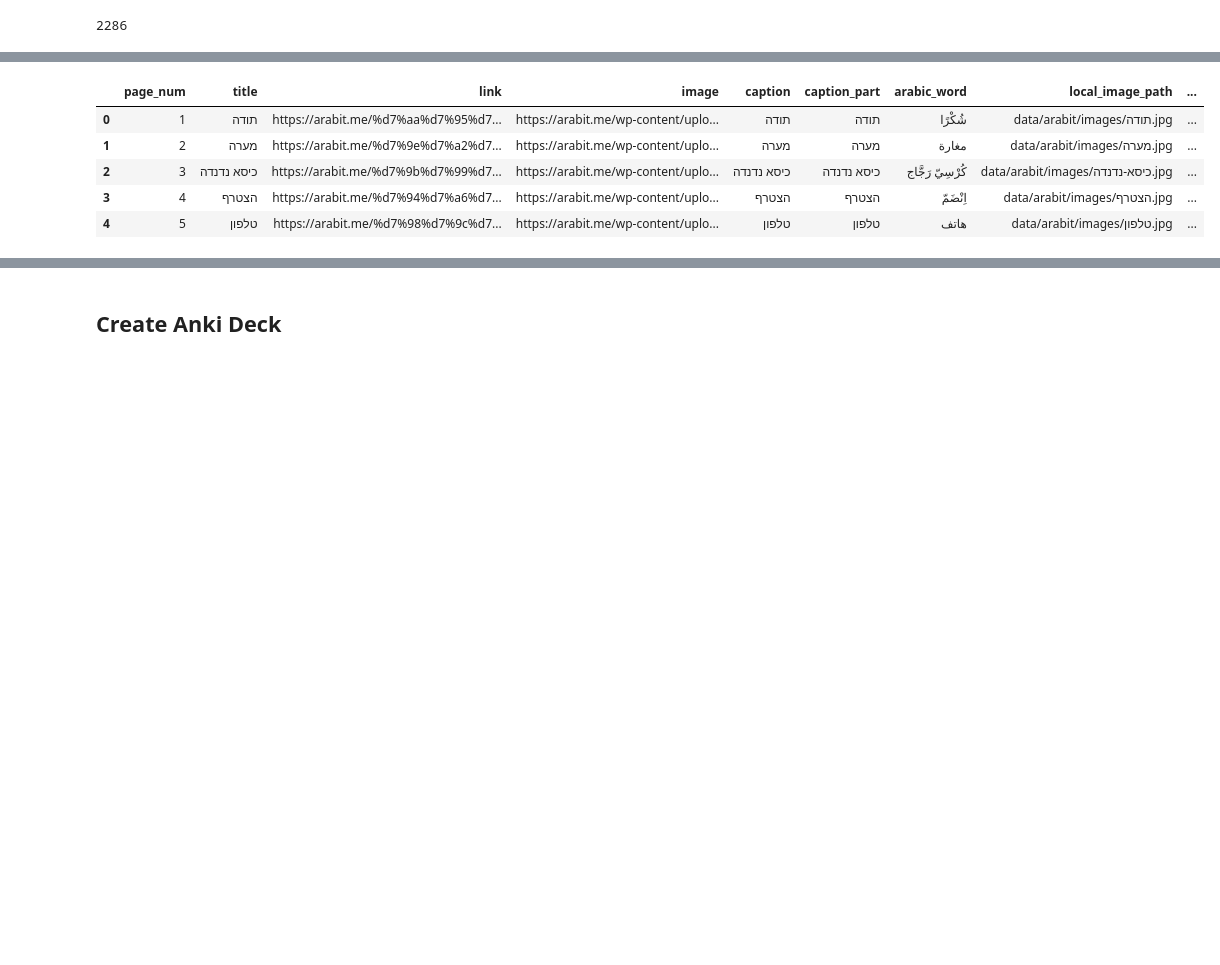
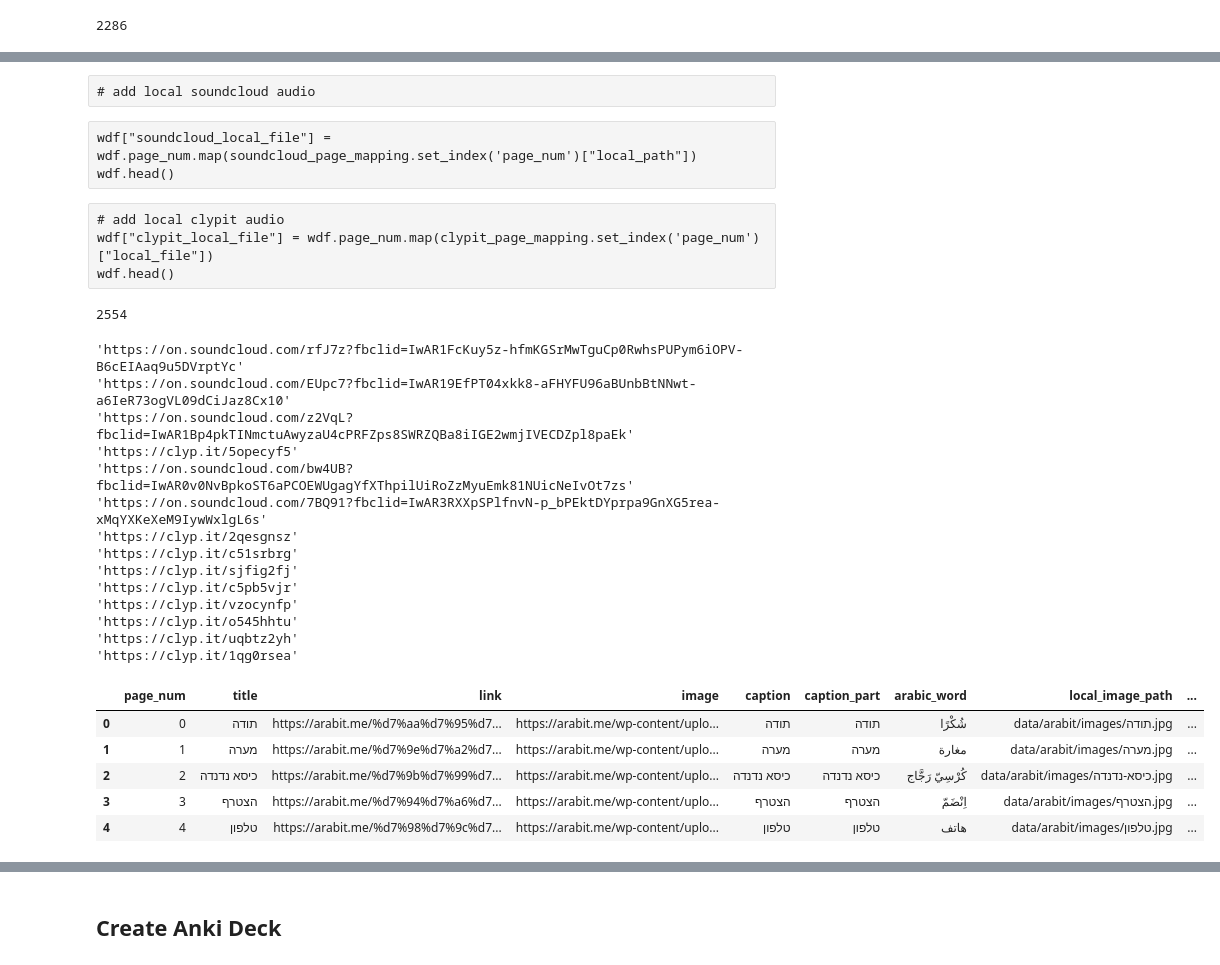
Before and after one commit to cjer/arabic, a Jupyter notebook: 02_scrape_arabit.ipynb, the cells around one changed output, grey strips where cells are left out. Cells and saved outputs as stored; diff of their text form; code cells hidden in the pictures; blank space fills up the shorter version.

```diff
--- a/02_scrape_arabit.ipynb
+++ b/02_scrape_arabit.ipynb
@@ -843,11 +929,64 @@ wdf.head()
-# %%
-# add local clypit audio
-wdf["clypit_local_file"] = wdf.page_num.map(clypit_page_mapping.set_index('page_num')["local_file"])
-wdf.head()
-# %% [output]
-|  | page_num | title | link | image | caption | caption_part | arabic_word | local_image_path | ... |
-| 0 | 1 | תודה | https://arabit.me/%d7%aa%d7%95%d7... | https://arabit.me/wp-content/uplo... | תודה | תודה | شُكْرًا | data/arabit/images/תודה.jpg | ... |
-| 1 | 2 | מערה | https://arabit.me/%d7%9e%d7%a2%d7... | https://arabit.me/wp-content/uplo... | מערה | מערה | مغارة | data/arabit/images/מערה.jpg | ... |
-| 2 | 3 | כיסא נדנדה | https://arabit.me/%d7%9b%d7%99%d7... | https://arabit.me/wp-content/uplo... | כיסא נדנדה | כיסא נדנדה | كُرْسِيّ رَجَّاج | data/arabit/images/כיסא-נדנדה.jpg | ... |
-| 3 | 4 | הצטרף | https://arabit.me/%d7%94%d7%a6%d7... | https://arabit.me/wp-content/uplo... | הצטרף | הצטרף | اِنْضَمّ | data/arabit/images/הצטרף.jpg | ... |
-| 4 | 5 | טלפון | https://arabit.me/%d7%98%d7%9c%d7... | https://arabit.me/wp-content/uplo... | טלפון | טלפון | هاتف | data/arabit/images/טלפון.jpg | ... |
+# %% [raw]
+# add local soundcloud audio
+# %% [raw]
+wdf["soundcloud_local_file"] = wdf.page_num.map(soundcloud_page_mapping.set_index('page_num')["local_path"])
+wdf.head()
+# %% [raw]
+# add local clypit audio
+wdf["clypit_local_file"] = wdf.page_num.map(clypit_page_mapping.set_index('page_num')["local_file"])
+wdf.head()
+# %%
+all_sound_mapping = {}
+clypit_link_to_local_file = clypit_df.set_index('link').local_clypit_file.to_dict()
+soundcloud_link_to_local_file = sc_titles_df.set_index('original_link').local_path.to_dict()
+soundcloud_clean_link_to_local_file = sc_titles_df.set_index('clean_link').local_path.to_dict()
+soundcloud_url_to_local_file = sc_titles_df.set_index('url').local_path.to_dict()
+all_sound_mapping = clypit_link_to_local_file | soundcloud_link_to_local_file | soundcloud_clean_link_to_local_file | soundcloud_url_to_local_file
+len(all_sound_mapping)
+# %% [output]
+2554
+# %%
+all_page_sound_mapping = {}
+for page_num, title, sound, sound_links in all_sound_links:
+    sound_links = [s for s in sound_links if '/player/' not in s]
+    first_sound = sound_links[0] if sound_links!=[] else sound
+    if first_sound is None:
+        continue
+    try:
+        if first_sound.startswith('http'):
+            local_path = all_sound_mapping.get(first_sound)
+            if local_path is None:
+                clean_link = re.sub('\?.*$', '', first_sound)
+                clean_link = re.sub('/widget$', '', first_sound)
+                local_path = all_sound_mapping[clean_link]
+        else:
+            clean_title = first_sound.replace('title="', '').replace(' by Arabit', '').strip()
+            local_path = 'data/arabit/soundcloud/' + clean_title.replace("/", "") + '.mp3'
+        all_page_sound_mapping[page_num-1] = local_path
+    except Exception as e:
+        print(e)
+        #print(page_num, title, sound, sound_links, first_sound)
+
+wdf['local_sound_path'] = wdf.page_num.map(all_page_sound_mapping)
+wdf.head()
+# %% [output]
+'https://on.soundcloud.com/rfJ7z?fbclid=IwAR1FcKuy5z-hfmKGSrMwTguCp0RwhsPUPym6iOPV-B6cEIAaq9u5DVrptYc'
+'https://on.soundcloud.com/EUpc7?fbclid=IwAR19EfPT04xkk8-aFHYFU96aBUnbBtNNwt-a6IeR73ogVL09dCiJaz8Cx10'
+'https://on.soundcloud.com/z2VqL?fbclid=IwAR1Bp4pkTINmctuAwyzaU4cPRFZps8SWRZQBa8iIGE2wmjIVECDZpl8paEk'
+'https://clyp.it/5opecyf5'
+'https://on.soundcloud.com/bw4UB?fbclid=IwAR0v0NvBpkoST6aPCOEWUgagYfXThpilUiRoZzMyuEmk81NUicNeIvOt7zs'
+'https://on.soundcloud.com/7BQ91?fbclid=IwAR3RXXpSPlfnvN-p_bPEktDYprpa9GnXG5rea-xMqYXKeXeM9IywWxlgL6s'
+'https://clyp.it/2qesgnsz'
+'https://clyp.it/c51srbrg'
+'https://clyp.it/sjfig2fj'
+'https://clyp.it/c5pb5vjr'
+'https://clyp.it/vzocynfp'
+'https://clyp.it/o545hhtu'
+'https://clyp.it/uqbtz2yh'
+'https://clyp.it/1qg0rsea'
+|  | page_num | title | link | image | caption | caption_part | arabic_word | local_image_path | ... |
+| 0 | 0 | תודה | https://arabit.me/%d7%aa%d7%95%d7... | https://arabit.me/wp-content/uplo... | תודה | תודה | شُكْرًا | data/arabit/images/תודה.jpg | ... |
+| 1 | 1 | מערה | https://arabit.me/%d7%9e%d7%a2%d7... | https://arabit.me/wp-content/uplo... | מערה | מערה | مغارة | data/arabit/images/מערה.jpg | ... |
+| 2 | 2 | כיסא נדנדה | https://arabit.me/%d7%9b%d7%99%d7... | https://arabit.me/wp-content/uplo... | כיסא נדנדה | כיסא נדנדה | كُرْسِيّ رَجَّاج | data/arabit/images/כיסא-נדנדה.jpg | ... |
+| 3 | 3 | הצטרף | https://arabit.me/%d7%94%d7%a6%d7... | https://arabit.me/wp-content/uplo... | הצטרף | הצטרף | اِنْضَمّ | data/arabit/images/הצטרף.jpg | ... |
+| 4 | 4 | טלפון | https://arabit.me/%d7%98%d7%9c%d7... | https://arabit.me/wp-content/uplo... | טלפון | טלפון | هاتف | data/arabit/images/טלפון.jpg | ... |
```
Also changed, not shown: parts of 24 cells of this notebook.
